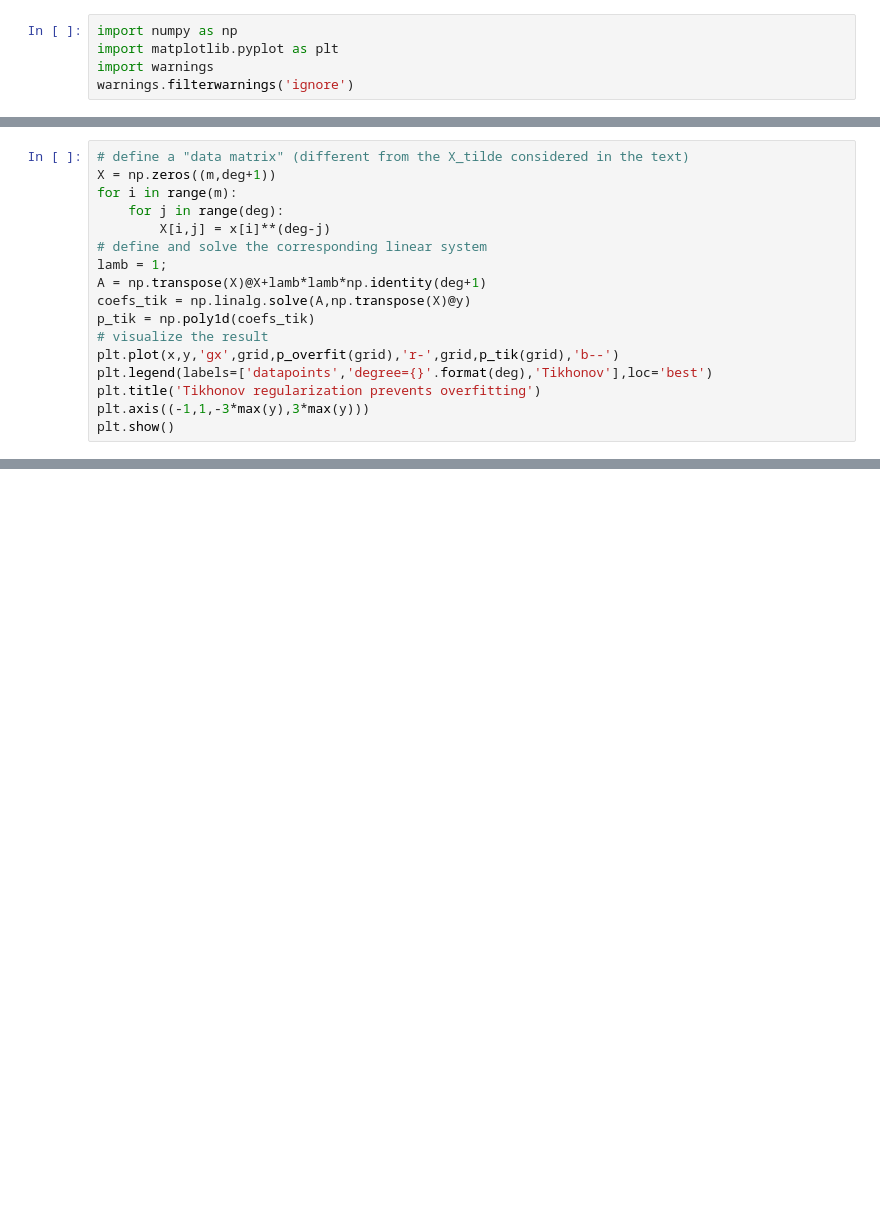
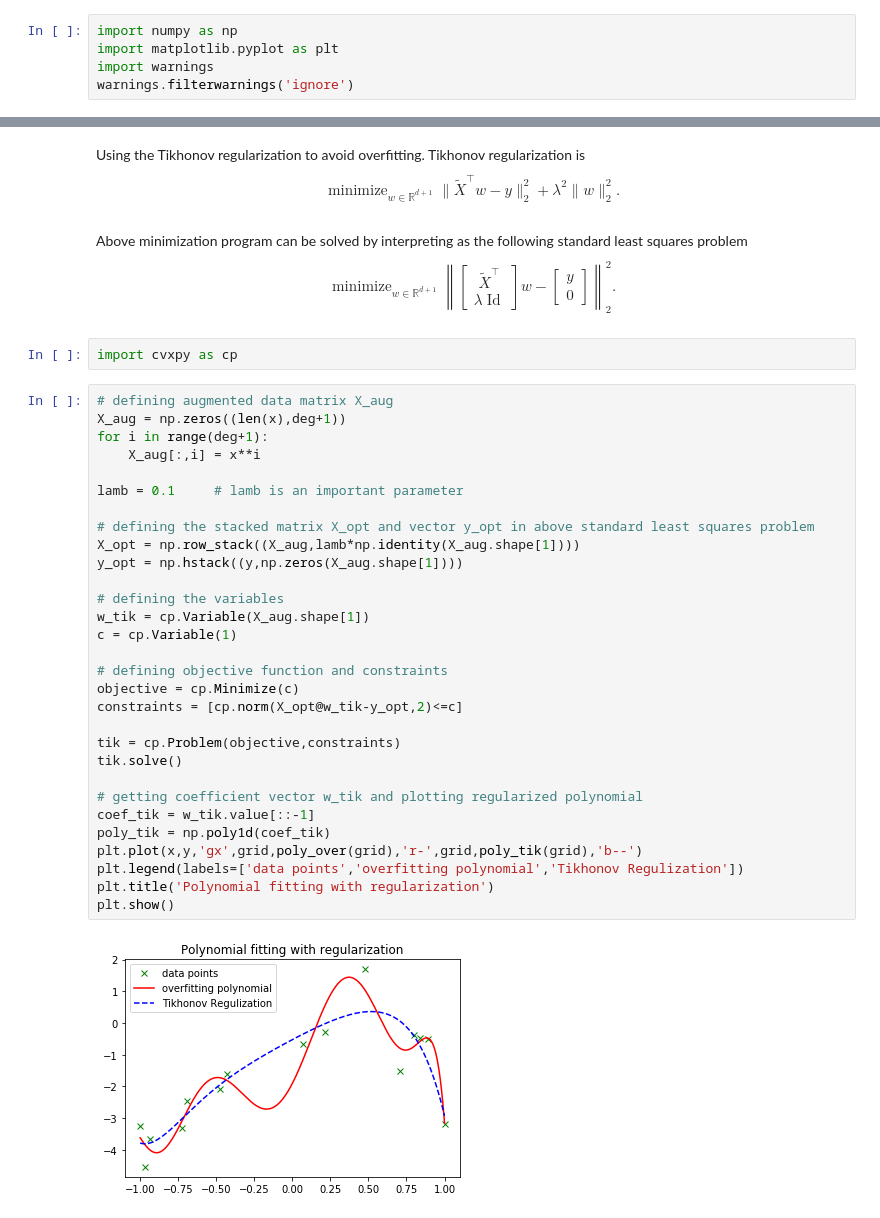
Before and after one commit to foucart/Mathematical_Pictures_at_a_Data_Science_Exhibition, a Jupyter notebook: Python/Chapter06.ipynb, the cells around one changed output, grey strips where cells are left out. Saved outputs shown, nothing was run; the diff lists cells and outputs as text; blank space fills up the shorter version.

```diff
--- a/Python/Chapter06.ipynb
+++ b/Python/Chapter06.ipynb
@@ -33,17 +29,0 @@ Perform a Tikhonov regularization
-# %%
-# define a "data matrix" (different from the X_tilde considered in the text)
-X = np.zeros((m,deg+1))
-for i in range(m):
-    for j in range(deg):
-        X[i,j] = x[i]**(deg-j)
-# define and solve the corresponding linear system
-lamb = 1;
-A = np.transpose(X)@X+lamb*lamb*np.identity(deg+1)
-coefs_tik = np.linalg.solve(A,np.transpose(X)@y)
-p_tik = np.poly1d(coefs_tik)
-# visualize the result
-plt.plot(x,y,'gx',grid,p_overfit(grid),'r-',grid,p_tik(grid),'b--')
-plt.legend(labels=['datapoints','degree={}'.format(deg),'Tikhonov'],loc='best')
-plt.title('Tikhonov regularization prevents overfitting')
-plt.axis((-1,1,-3*max(y),3*max(y)))
-plt.show()
@@ -83,0 +30,40 @@ The number of nonzero coefficients is 2
+# %% [markdown]
+Using the Tikhonov regularization to avoid overfitting. Tikhonov regularization is
+$$ \mathop{\mathrm{minimize}}_{w\in\mathbb{R}^{d+1}} \| \widetilde{X}^\top w-y\|_2^2 + \lambda^2\|w\|_2^2. $$
+# %% [markdown]
+Above minimization program can be solved by interpreting as the following standard least squares problem
+$$ \mathop{\mathrm{minimize}}_{w\in\mathbb{R}^{d+1}} \left\| \left[\begin{matrix} \widetilde{X}^\top \\ \hline \lambda \mathop{\mathrm{Id}}\end{matrix}\right]w-\left[\begin{matrix} y \\ \hline 0\end{matrix}\right] \right\|_2^2. $$
+# %%
+import cvxpy as cp
+# %%
+# defining augmented data matrix X_aug
+X_aug = np.zeros((len(x),deg+1))
+for i in range(deg+1):
+    X_aug[:,i] = x**i
+
+lamb = 0.1     # lamb is an important parameter
+
+# defining the stacked matrix X_opt and vector y_opt in above standard least squares problem
+X_opt = np.row_stack((X_aug,lamb*np.identity(X_aug.shape[1])))
+y_opt = np.hstack((y,np.zeros(X_aug.shape[1])))
+
+# defining the variables
+w_tik = cp.Variable(X_aug.shape[1])
+c = cp.Variable(1)
+
+# defining objective function and constraints
+objective = cp.Minimize(c)
+constraints = [cp.norm(X_opt@w_tik-y_opt,2)<=c]
+
+tik = cp.Problem(objective,constraints)
+tik.solve()
+
+# getting coefficient vector w_tik and plotting regularized polynomial
+coef_tik = w_tik.value[::-1]
+poly_tik = np.poly1d(coef_tik)
+plt.plot(x,y,'gx',grid,poly_over(grid),'r-',grid,poly_tik(grid),'b--')
+plt.legend(labels=['data points','overfitting polynomial','Tikhonov Regulization'])
+plt.title('Polynomial fitting with regularization')
+plt.show()
+# %% [output]
+[figure, added]
```
Also changed, not shown: parts of 11 cells of this notebook.
